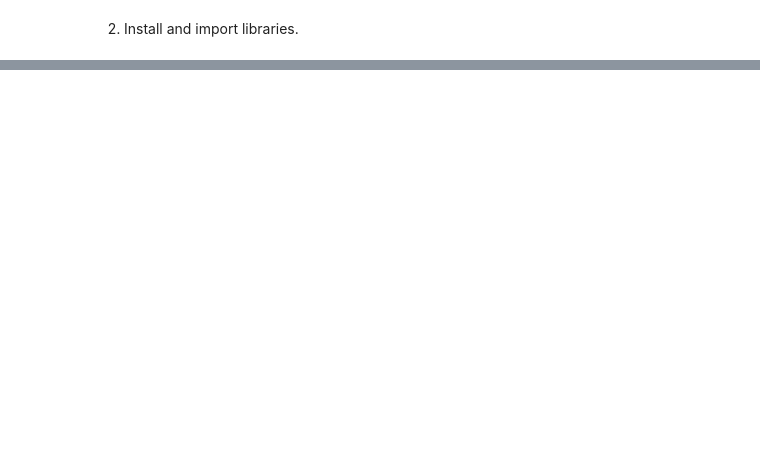
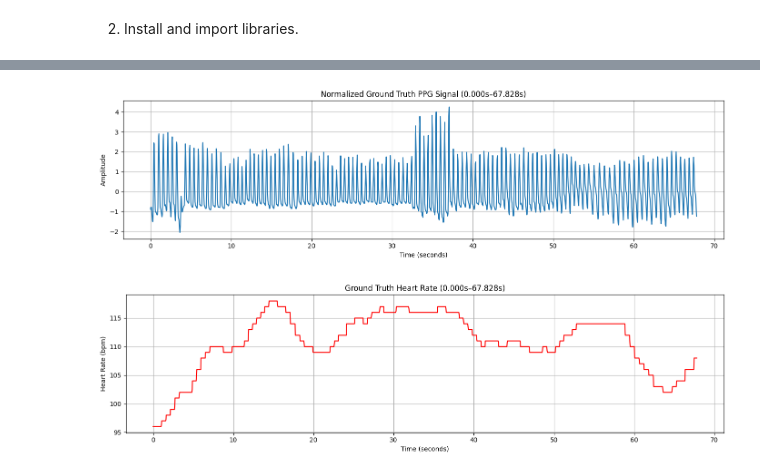
Before and after one commit to iliaxant/HR_Extraction_from_Video, a Jupyter notebook: HR_Extraction_from_Video.ipynb, the cells around one changed output, grey strips where cells are left out. Saved outputs shown, nothing was run; the diff lists cells and outputs as text; code cells hidden in the pictures; blank space fills up the shorter version.

```diff
--- a/HR_Extraction_from_Video.ipynb
+++ b/HR_Extraction_from_Video.ipynb
@@ -31,0 +102,63 @@ print("Images copied successfully to /content directory.")
+# %%
+gt_data = np.loadtxt(gt_path)
+
+gt_ppg = gt_data[0, :]
+gt_hr = gt_data[1, :]
+gt_time = gt_data[2, :]
+
+
+# Input start time and duration (in seconds) for PPG signal plot.
+# ----------------------
+start_time = 0
+segment_duration = gt_time[-1]    # Signal lasts gt_time[-1] seconds.
+# ----------------------
+
+
+gt_ppg_norm= (gt_ppg - np.mean(gt_ppg)) / np.std(gt_ppg)
+
+samp_time_diff = np.diff(gt_time)
+
+end_time = start_time + segment_duration
+start_samp = np.searchsorted(gt_time, start_time)
+end_samp = np.searchsorted(gt_time, end_time)
+
+
+print("========= Ground Truth Info =========\n")
+
+print(f"PPG signal/Time/HR samples: {len(gt_ppg)}")
+print(f"Time range: {gt_time[0]:.3f}s to {gt_time[-1]:.3f}s")
+print(f"Sampling rate (estimated): {1/np.mean(np.diff(gt_time)):.3f} Hz\n")
+
+print(f"PPG signal (first 10 samples): {np.round(gt_ppg[:10], 3)}")
+print(f"PPG signal mean: {np.mean(gt_ppg):.3f}")
+print(f"PPG signal Standard Deviation: {np.std(gt_ppg):.3f}\n")
+
+print(f"Time in seconds (first 10 samples): {gt_time[:10]}")
+print(f"Difference of sampling times (first 10 values): {samp_time_diff[:10]}")
+print(f"Difference of sampling times mean: {np.mean(samp_time_diff):.3f}")
+print(f"Difference of sampling times Standard Deviation: {np.std(samp_time_diff):.3f}\n")
+
+print(f"HR in bpm (first 10 samples): {gt_hr[:10].astype(int)}")
+print(f"HR mean: {np.mean(gt_hr):.3f}")
+print(f"HR Standard Deviation: {np.std(gt_hr):.3f}\n")
+
+print("=====================================\n")
+
+plt.figure(figsize=(14, 4))
+plt.plot(gt_time[start_samp:end_samp], gt_ppg_norm[start_samp:end_samp])
+plt.title(f"Normalized Ground Truth PPG Signal ({start_time:.3f}s–{end_time:.3f}s)")
+plt.xlabel("Time (seconds)")
+plt.ylabel("Amplitude")
+plt.grid(True)
+plt.tight_layout()
+plt.show()
+
+plt.figure(figsize=(14, 4))
+plt.plot(gt_time[start_samp:end_samp], gt_hr[start_samp:end_samp], color='r')
+plt.title(f"Ground Truth Heart Rate ({start_time:.3f}s–{end_time:.3f}s)")
+plt.xlabel("Time (seconds)")
+plt.ylabel("Heart Rate (bpm)")
+plt.grid(True)
+plt.tight_layout()
+plt.show()
+# %% [output]
@@ -31,0 +185,2 @@ print("Images copied successfully to /content directory.")
+[figure, added]
+[figure, added]
```
Also changed, not shown: parts of 8 cells of this notebook.
